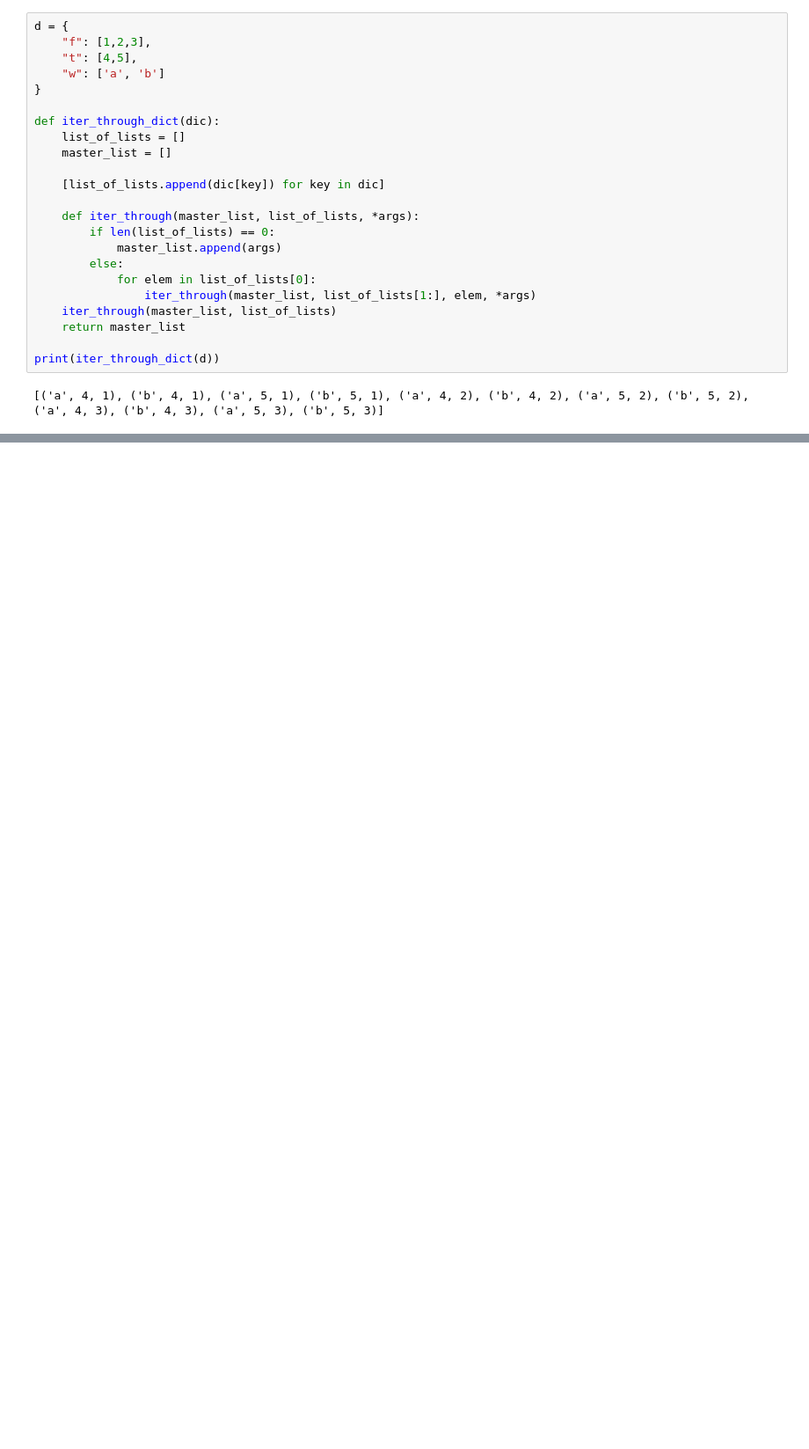
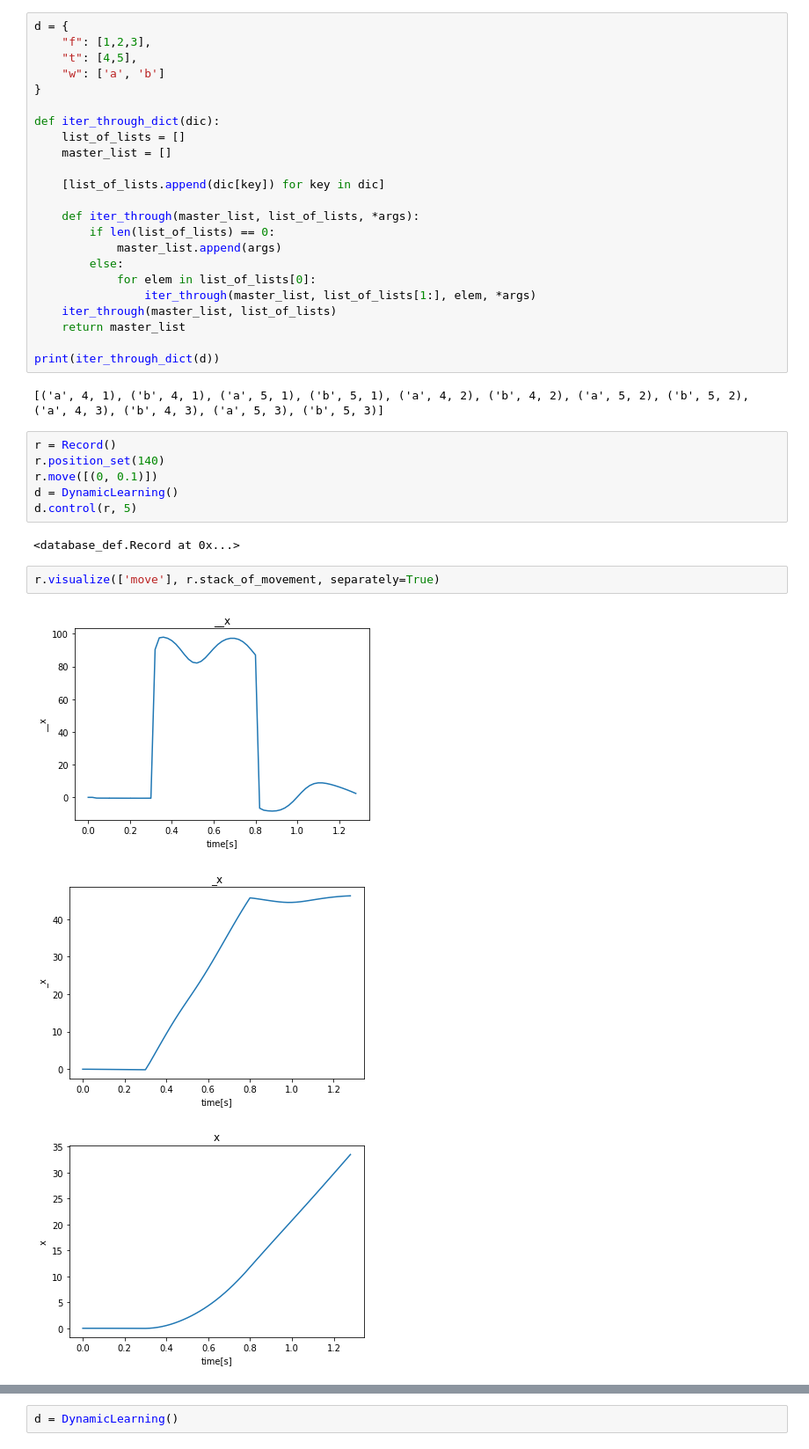
Before and after one commit to Slawomir8Mazur/Inverted-pendulum-AI-control, a Jupyter notebook: Reinforced_learning.ipynb, the cells around one changed output, grey strips where cells are left out. Shown at 88% size. Cells and saved outputs as stored; diff of their text form; blank space fills up the shorter version.

Commit message:
test for reinforced learning

```diff
--- a/Reinforced_learning.ipynb
+++ b/Reinforced_learning.ipynb
@@ -229,3 +218,17 @@ def iter_through_dict(dic):
 print(iter_through_dict(d))
 # %% [output]
 [('a', 4, 1), ('b', 4, 1), ('a', 5, 1), ('b', 5, 1), ('a', 4, 2), ('b', 4, 2), ('a', 5, 2), ('b', 5, 2), ('a', 4, 3), ('b', 4, 3), ('a', 5, 3), ('b', 5, 3)]
+# %%
+r = Record()
+r.position_set(140)
+r.move([(0, 0.1)])
+d = DynamicLearning()
+d.control(r, 5)
+# %% [output]
+<database_def.Record at 0x...>
+# %%
+r.visualize(['move'], r.stack_of_movement, separately=True)
+# %% [output]
+[figure, added]
+[figure, added]
+[figure, added]
@@ -231,0 +238,2 @@ print(iter_through_dict(d))
+# %%
+d = DynamicLearning()
```
Also changed, not shown: parts of 4 cells of this notebook.
